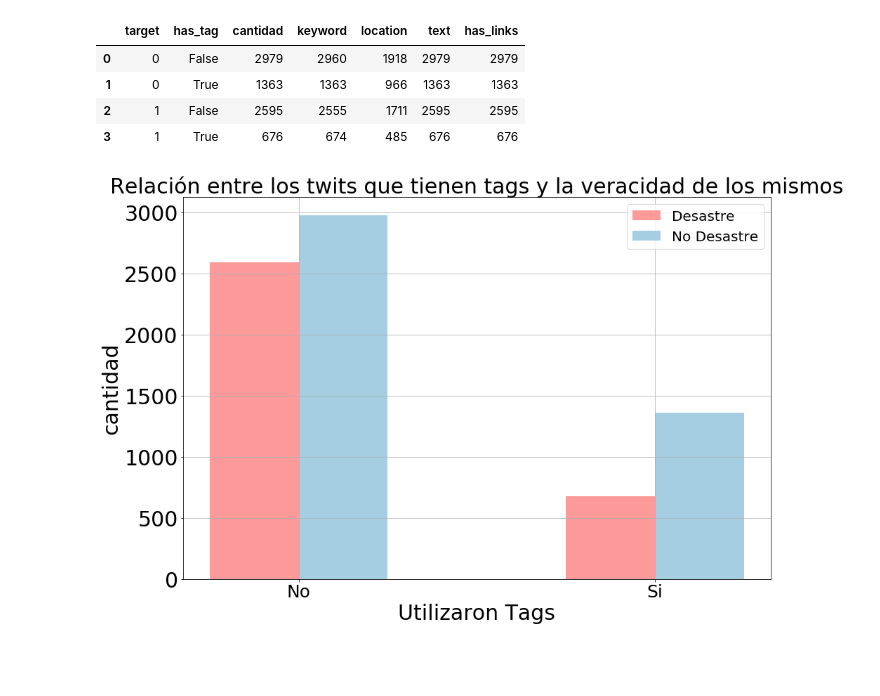
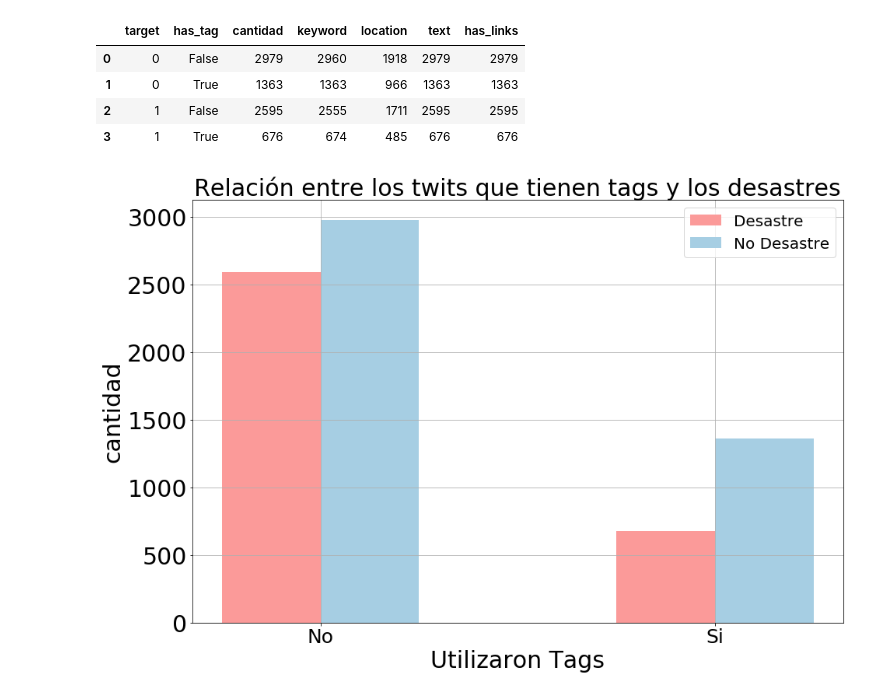
Before and after one commit to FranciscoGauna/TP1-Datos, a Jupyter notebook: Analisis-Joaquin.ipynb, the cells around one changed output. Drawn from its saved outputs; the diff is of its cells as text; code cells hidden in the pictures; blank space fills up the shorter version.

```diff
--- a/Analisis-Joaquin.ipynb
+++ b/Analisis-Joaquin.ipynb
@@ -139,16 +139,16 @@ df
 # %%
 plt.figure(figsize=[15,10])
 x=np.arange(2)
 y=['No','Si']
 plt.bar(x,df[df['target']==1]['cantidad'], width = 0.25,color=plt.cm.Paired(4),label='Desastre')
 plt.bar(x+0.25,df[df['target']==0]['cantidad'], width = 0.25,color=plt.cm.Paired(0),label='No Desastre')
 plt.grid(True)
 plt.xticks([0.125,1.125],y,size=25)
 plt.yticks(size=30)
-plt.title('Relación entre los twits que tienen tags y la veracidad de los mismos',size=30)
+plt.title('Relación entre los twits que tienen tags y los desastres',size=30)
 plt.xlabel('Utilizaron Tags',size=30)
 plt.ylabel('cantidad',size=30)
 plt.legend(bbox_to_anchor=(0.8, 0.5, 0.2, 0.5),prop={'size': 20})
 plt.show()
 # %% [output]
-[figure, old version]
+[figure, new version]
```
Also changed, not shown: parts of 3 cells of this notebook.
